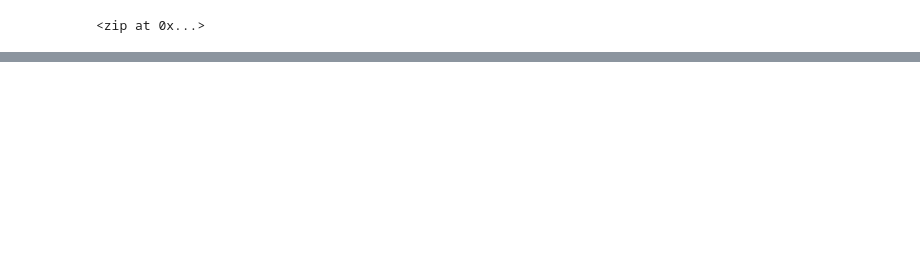
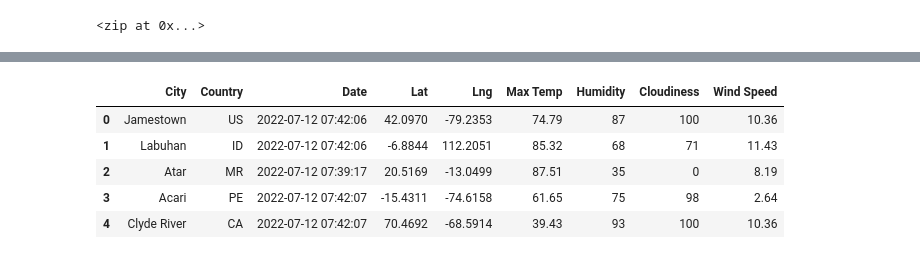
Before and after one commit to BlueSkies503/World_Weather_Analysis, a Jupyter notebook: WeatherPy.ipynb, the cells around one changed output, grey strips where cells are left out. Drawn from its saved outputs; the diff is of its cells as text; code cells hidden in the pictures; blank space fills up the shorter version.

```diff
--- a/WeatherPy.ipynb
+++ b/WeatherPy.ipynb
@@ -56,0 +165,14 @@ len(cities)
+# %%
+new_column_order = ['City', 'Country', 'Date',
+                    'Lat', 'Lng', 'Max Temp', 'Humidity',
+                    'Cloudiness', 'Wind Speed']
+
+city_data_df = city_data_df[new_column_order]
+city_data_df.head()
+# %% [output]
+|  | City | Country | Date | Lat | Lng | Max Temp | Humidity | Cloudiness | Wind Speed |
+| 0 | Jamestown | US | 2022-07-12 07:42:06 | 42.0970 | -79.2353 | 74.79 | 87 | 100 | 10.36 |
+| 1 | Labuhan | ID | 2022-07-12 07:42:06 | -6.8844 | 112.2051 | 85.32 | 68 | 71 | 11.43 |
+| 2 | Atar | MR | 2022-07-12 07:39:17 | 20.5169 | -13.0499 | 87.51 | 35 | 0 | 8.19 |
+| 3 | Acari | PE | 2022-07-12 07:42:07 | -15.4311 | -74.6158 | 61.65 | 75 | 98 | 2.64 |
+| 4 | Clyde River | CA | 2022-07-12 07:42:07 | 70.4692 | -68.5914 | 39.43 | 93 | 100 | 10.36 |
```
Also changed, not shown: parts of 8 cells of this notebook, 1 other file.
